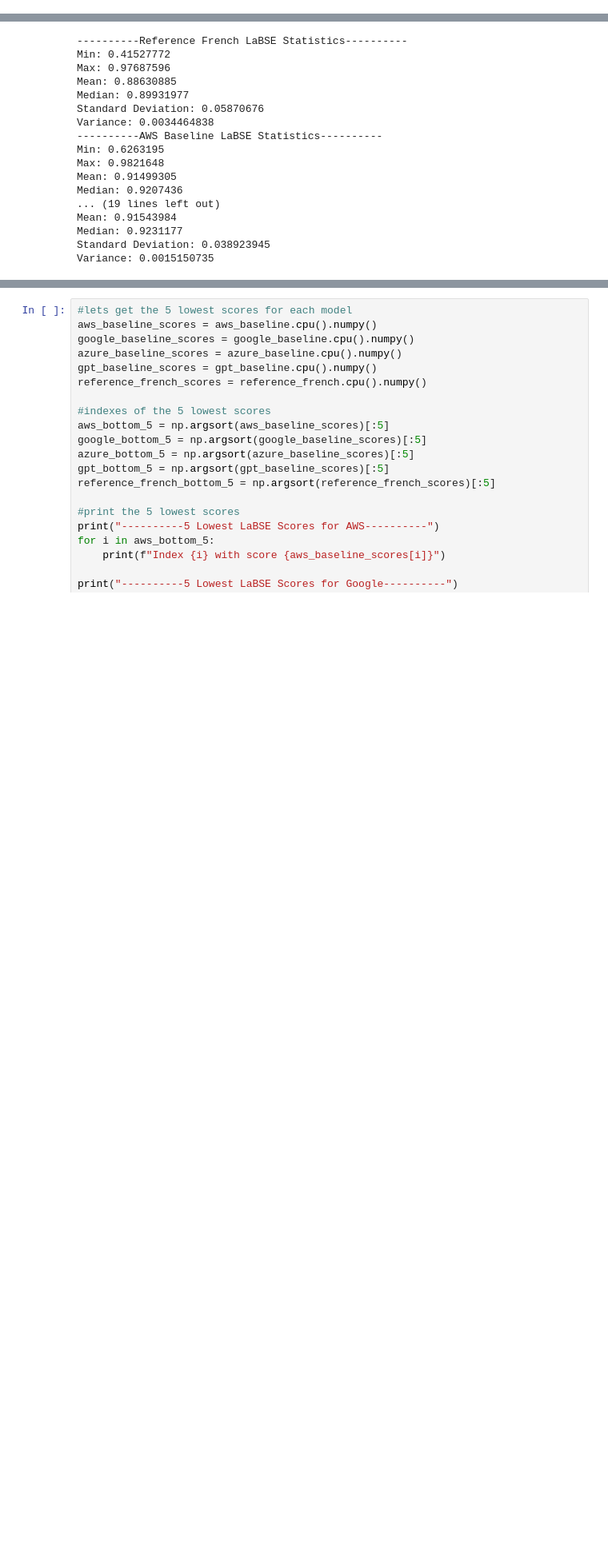
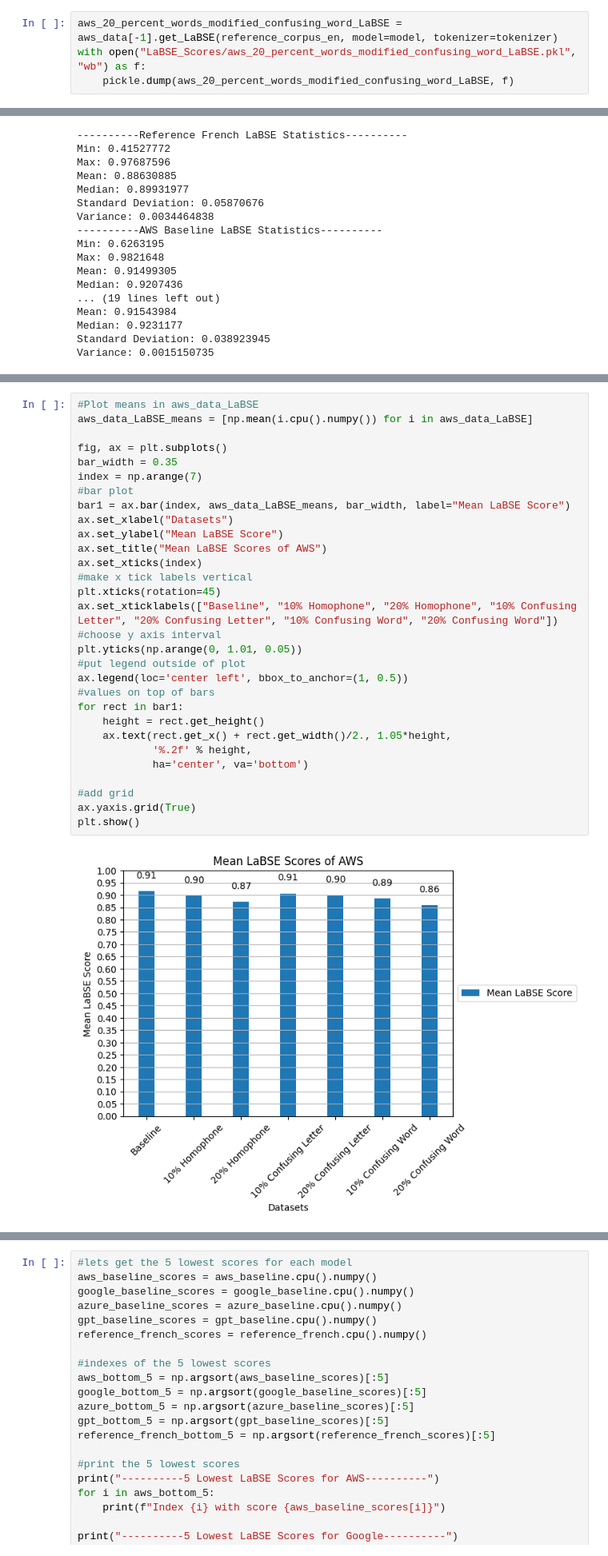
Before and after one commit to aimpowered/NLPdisparity, a Jupyter notebook: LaBSE_data.ipynb, the cells around one changed output, grey strips where cells are left out. Shown: that part at 80% size. Drawn from its saved outputs; the diff is of its cells as text; blank space fills up the shorter version.

Commit message:
Some more LaBSE  scores and other changes to work remotely

```diff
--- a/LaBSE_data.ipynb
+++ b/LaBSE_data.ipynb
@@ -447,0 +501,4 @@ with open("aws_baseline_labse.pkl", "wb") as f:
+# %%
+aws_20_percent_words_modified_confusing_word_LaBSE = aws_data[-1].get_LaBSE(reference_corpus_en, model=model, tokenizer=tokenizer)
+with open("LaBSE_Scores/aws_20_percent_words_modified_confusing_word_LaBSE.pkl", "wb") as f:
+    pickle.dump(aws_20_percent_words_modified_confusing_word_LaBSE, f)
@@ -575,0 +737,32 @@ plt.show()
+# %%
+#Plot means in aws_data_LaBSE
+aws_data_LaBSE_means = [np.mean(i.cpu().numpy()) for i in aws_data_LaBSE]
+
+fig, ax = plt.subplots()
+bar_width = 0.35
+index = np.arange(7)
+#bar plot
+bar1 = ax.bar(index, aws_data_LaBSE_means, bar_width, label="Mean LaBSE Score")
+ax.set_xlabel("Datasets")
+ax.set_ylabel("Mean LaBSE Score")
+ax.set_title("Mean LaBSE Scores of AWS")
+ax.set_xticks(index)
+#make x tick labels vertical
+plt.xticks(rotation=45)
+ax.set_xticklabels(["Baseline", "10% Homophone", "20% Homophone", "10% Confusing Letter", "20% Confusing Letter", "10% Confusing Word", "20% Confusing Word"])
+#choose y axis interval
+plt.yticks(np.arange(0, 1.01, 0.05))
+#put legend outside of plot
+ax.legend(loc='center left', bbox_to_anchor=(1, 0.5))
+#values on top of bars
+for rect in bar1:
+    height = rect.get_height()
+    ax.text(rect.get_x() + rect.get_width()/2., 1.05*height,
+            '%.2f' % height,
+            ha='center', va='bottom')
+
+#add grid
+ax.yaxis.grid(True)
+plt.show()
+# %% [output]
+[figure, added]
```
Also changed, not shown: parts of 21 cells of this notebook, 24 other files.
